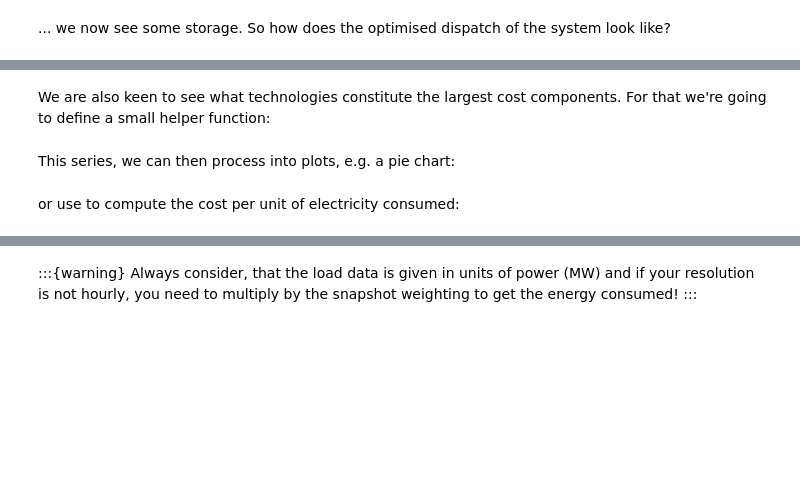
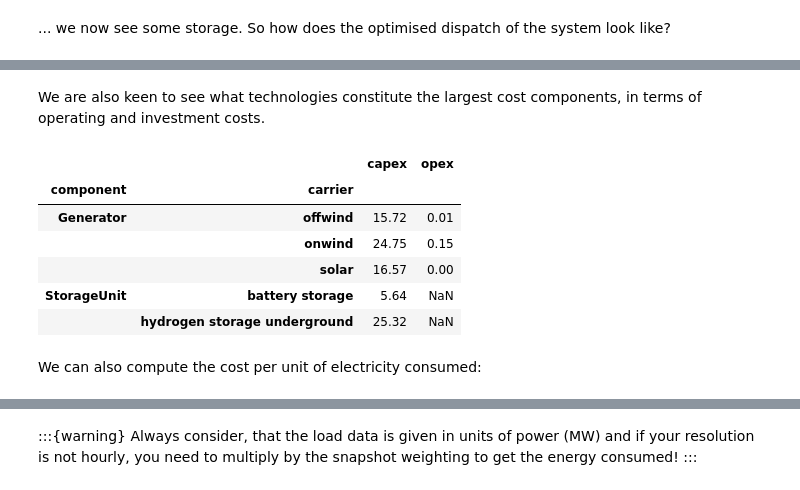
Before and after one commit to FCornielle/data-science-for-esm, a Jupyter notebook: data-science-for-esm/10-workshop-pypsa-cem.ipynb, the cells around one changed output, grey strips where cells are left out. Drawn from its saved outputs; the diff is of its cells as text; code cells hidden in the pictures; blank space fills up the shorter version.

```diff
--- a/data-science-for-esm/10-workshop-pypsa-cem.ipynb
+++ b/data-science-for-esm/10-workshop-pypsa-cem.ipynb
@@ -166,2 +185,4 @@ n.add("Bus", "electricity")
 # %%
-n.set_snapshots(ts.index)
+n.snapshots = ts.index
+
+n.snapshots[:12]
@@ -184,16 +221,27 @@ carriers = [
     "onwind",
     "offwind",
     "solar",
-    "OCGT",
+    "OCGT",  # open cycle gas turbine
     "hydrogen storage underground",
     "battery storage",
+    "electricity",
 ]
 
 n.add(
     "Carrier",
     carriers,
-    color=["dodgerblue", "aquamarine", "gold", "indianred", "magenta", "yellowgreen"],
-    co2_emissions=[costs.at[c, "CO2 intensity"] for c in carriers],
+    color=[
+        "dodgerblue",
+        "aquamarine",
+        "gold",
+        "indianred",
+        "magenta",
+        "yellowgreen",
+        "black",
+    ],
+    co2_emissions=[
+        costs.at[c, "CO2 intensity"] if c in costs.index else 0 for c in carriers
+    ],
 )
 # %% [markdown]
 Next, we add the demand time series to the model.
@@ -331,9 +388,9 @@ n.add(
     "battery storage",
     bus="electricity",
     carrier="battery storage",
-    max_hours=6,
+    max_hours=4,
     capital_cost=costs.at["battery inverter", "capital_cost"]
-    + 6 * costs.at["battery storage", "capital_cost"],
+    + 4 * costs.at["battery storage", "capital_cost"],
     efficiency_store=costs.at["battery inverter", "efficiency"],
     efficiency_dispatch=costs.at["battery inverter", "efficiency"],
     p_nom_extendable=True,
@@ -345,7 +402,7 @@ Second, the hydrogen storage. This one is composed of an electrolysis to convert
 capital_costs = (
     costs.at["electrolysis", "capital_cost"]
     + costs.at["fuel cell", "capital_cost"]
-    + 168 * costs.at["hydrogen storage underground", "capital_cost"]
+    + 336 * costs.at["hydrogen storage underground", "capital_cost"]
 )
 
 n.add(
@@ -353,7 +410,7 @@ n.add(
     "hydrogen storage underground",
     bus="electricity",
     carrier="hydrogen storage underground",
-    max_hours=168,
+    max_hours=336,
     capital_cost=capital_costs,
     efficiency_store=costs.at["electrolysis", "efficiency"],
     efficiency_dispatch=costs.at["fuel cell", "efficiency"],
@@ -401,6 +509,23 @@ plot_dispatch(n)
 # %% [markdown]
-We are also keen to see what technologies constitute the largest cost components. For that we're going to define a small helper function:
+We are also keen to see what technologies constitute the largest cost components, in terms of operating and investment costs.
 # %%
-def system_cost(n):
-    tsc = pd.concat([n.statistics.capex(), n.statistics.opex()], axis=1)
-    return tsc.sum(axis=1).droplevel(0).div(1e9).round(2)  # billion €/a
+tsc = (
+    pd.concat(
+        {
+            "capex": n.statistics.capex(),
+            "opex": n.statistics.opex(),
+        },
+        axis=1,
+    )
+    .div(1e9)
+    .round(2)
+)  # bn€/a
+tsc
+# %% [output]
+|  |  | capex | opex |
+| component | carrier |  |  |
+| Generator | offwind | 15.72 | 0.01 |
+|  | onwind | 24.75 | 0.15 |
+|  | solar | 16.57 | 0.00 |
+| StorageUnit | battery storage | 5.64 | NaN |
+|  | hydrogen storage underground | 25.32 | NaN |
@@ -409,2 +531,0 @@ system_cost(n)
-# %% [markdown]
-This series, we can then process into plots, e.g. a pie chart:
@@ -413,4 +532,4 @@ system_cost(n).plot.pie(figsize=(2, 2))
 # %% [markdown]
-or use to compute the cost per unit of electricity consumed:
+We can also compute the cost per unit of electricity consumed:
 # %%
 demand = n.snapshot_weightings.generators @ n.loads_t.p_set.sum(axis=1)
```
Also changed, not shown: parts of 88 cells of this notebook, 11 other files.
